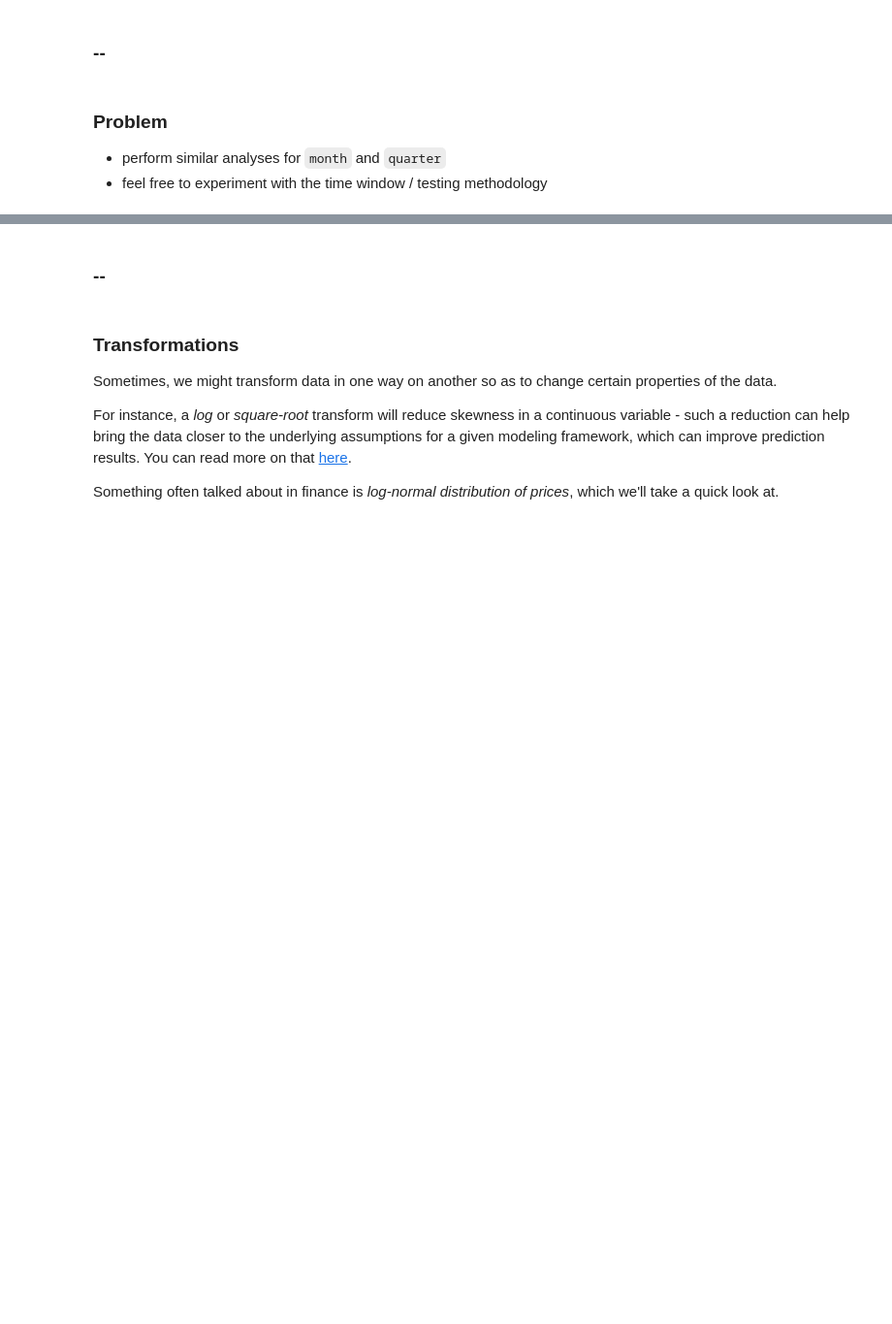
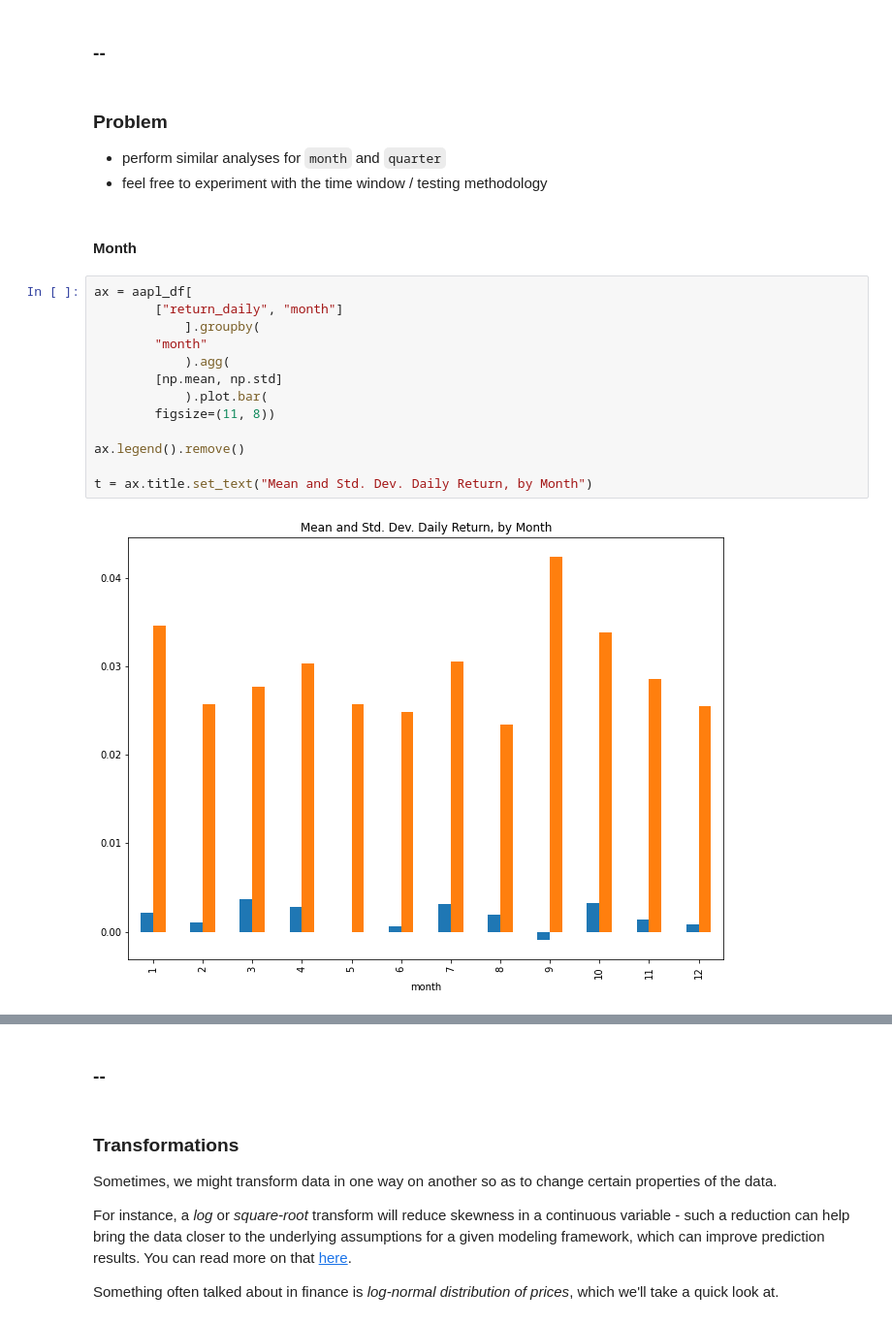
Before and after one commit to lermana/python_fundamentals, a Jupyter notebook: time_series/time_series_forecasting.ipynb, the cells around one changed output, grey strips where cells are left out. Shown: that part at 97% size. Saved outputs shown, nothing was run; the diff lists cells and outputs as text; blank space fills up the shorter version.

```diff
--- a/time_series/time_series_forecasting.ipynb
+++ b/time_series/time_series_forecasting.ipynb
@@ -314,3 +393,20 @@ reg.score(test.iloc[:, :4], test.return_daily)
 
 - perform similar analyses for `month` and `quarter`
 - feel free to experiment with the time window / testing methodology
+# %% [markdown]
+#### Month
+# %%
+ax = aapl_df[
+        ["return_daily", "month"]
+            ].groupby(
+        "month"
+            ).agg(
+        [np.mean, np.std]
+            ).plot.bar(
+        figsize=(11, 8))
+
+ax.legend().remove()
+
+t = ax.title.set_text("Mean and Std. Dev. Daily Return, by Month")
+# %% [output]
+[figure, added]
```
Also changed, not shown: parts of 41 cells of this notebook.
